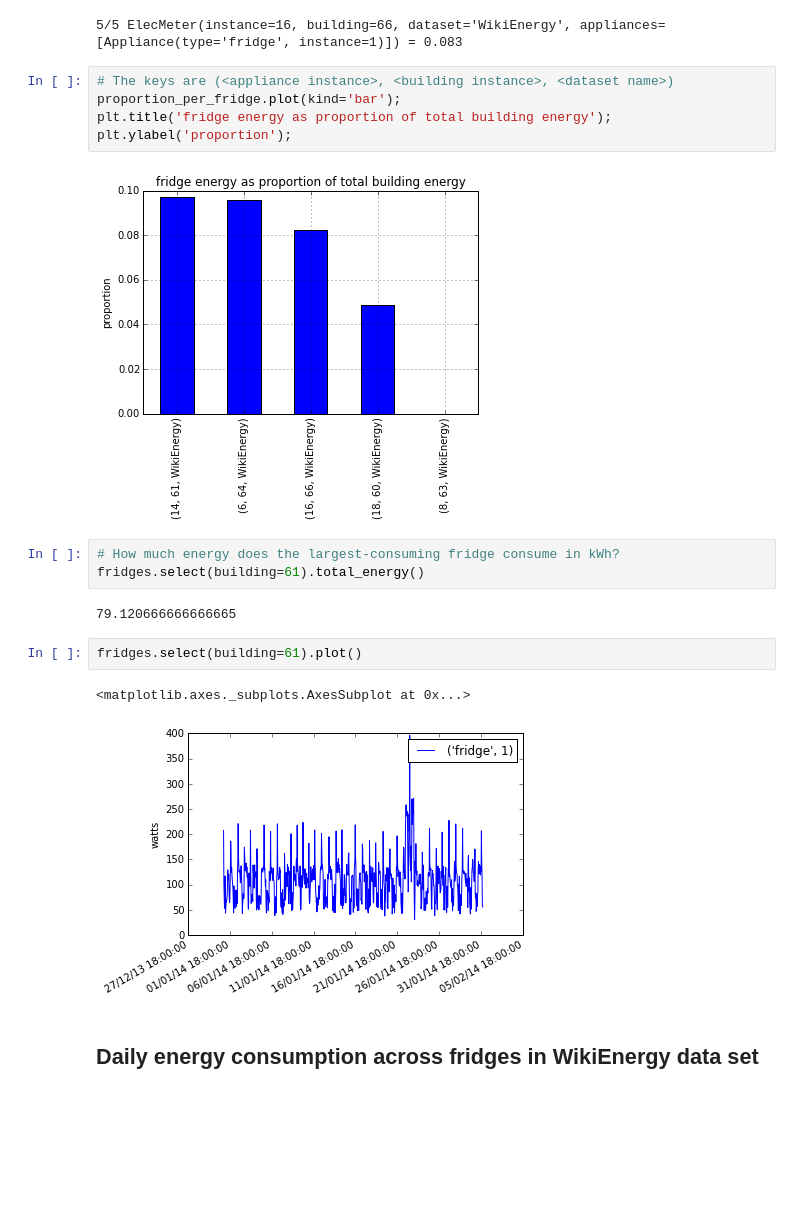
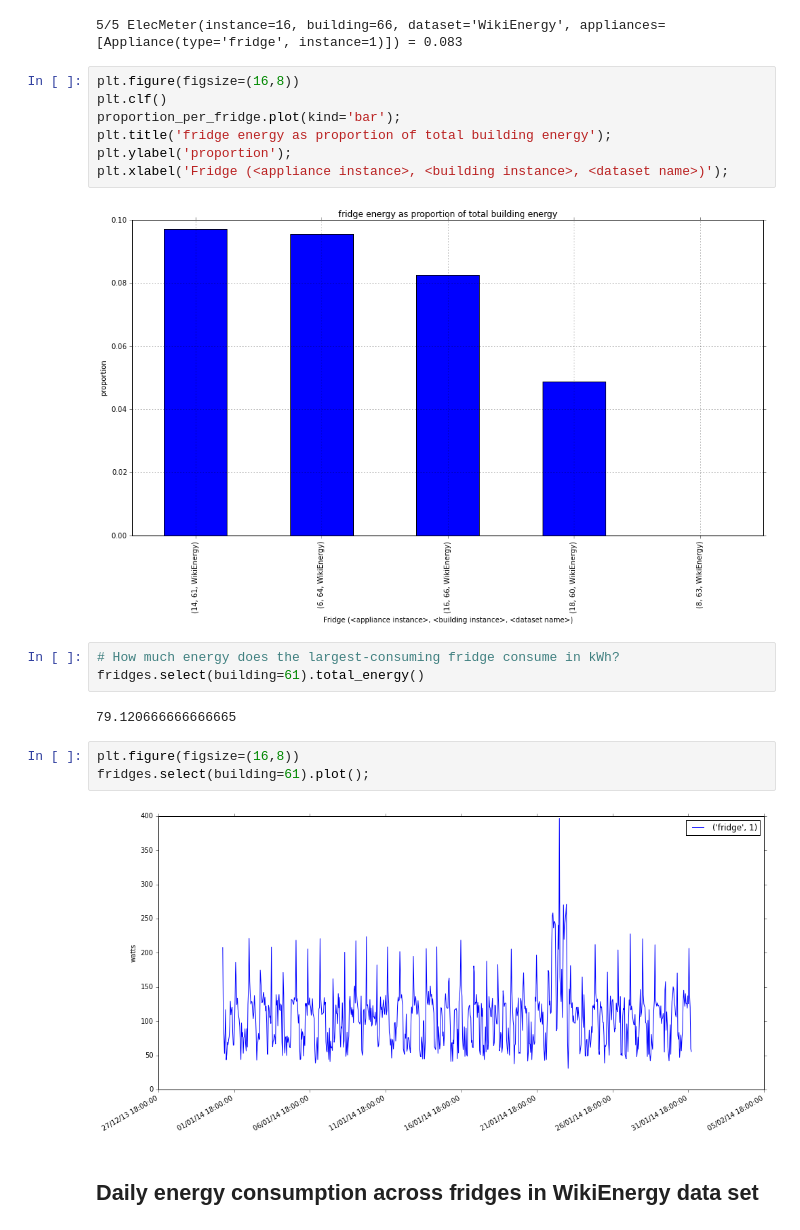
Before and after one commit to nilmtk/nilmtk, a Jupyter notebook: notebooks/BuildSys_2014_demo.ipynb, the cells around one changed output. Saved outputs shown, nothing was run; the diff lists cells and outputs as text; blank space fills up the shorter version.

```diff
--- a/notebooks/BuildSys_2014_demo.ipynb
+++ b/notebooks/BuildSys_2014_demo.ipynb
@@ -98,22 +98,24 @@ proportion_per_fridge = fridges_restricted.proportion_of_upstream_total_per_mete
 # %% [output]
 5/5 ElecMeter(instance=16, building=66, dataset='WikiEnergy', appliances=[Appliance(type='fridge', instance=1)]) = 0.083
 # %%
-# The keys are (<appliance instance>, <building instance>, <dataset name>)
+plt.figure(figsize=(16,8))
+plt.clf()
 proportion_per_fridge.plot(kind='bar');
 plt.title('fridge energy as proportion of total building energy');
 plt.ylabel('proportion');
+plt.xlabel('Fridge (<appliance instance>, <building instance>, <dataset name>)');
 # %% [output]
-[figure, old version]
+[figure, new version]
 # %%
 # How much energy does the largest-consuming fridge consume in kWh?
 fridges.select(building=61).total_energy()
 # %% [output]
 79.120666666666665
 # %%
-fridges.select(building=61).plot()
+plt.figure(figsize=(16,8))
+fridges.select(building=61).plot();
 # %% [output]
-<matplotlib.axes._subplots.AxesSubplot at 0x...>
-[figure, old version]
+[figure, new version]
 # %% [markdown]
 ## Daily energy consumption across fridges in WikiEnergy data set
 # %%
```
Also changed, not shown: parts of 6 cells of this notebook, 2 other files.
